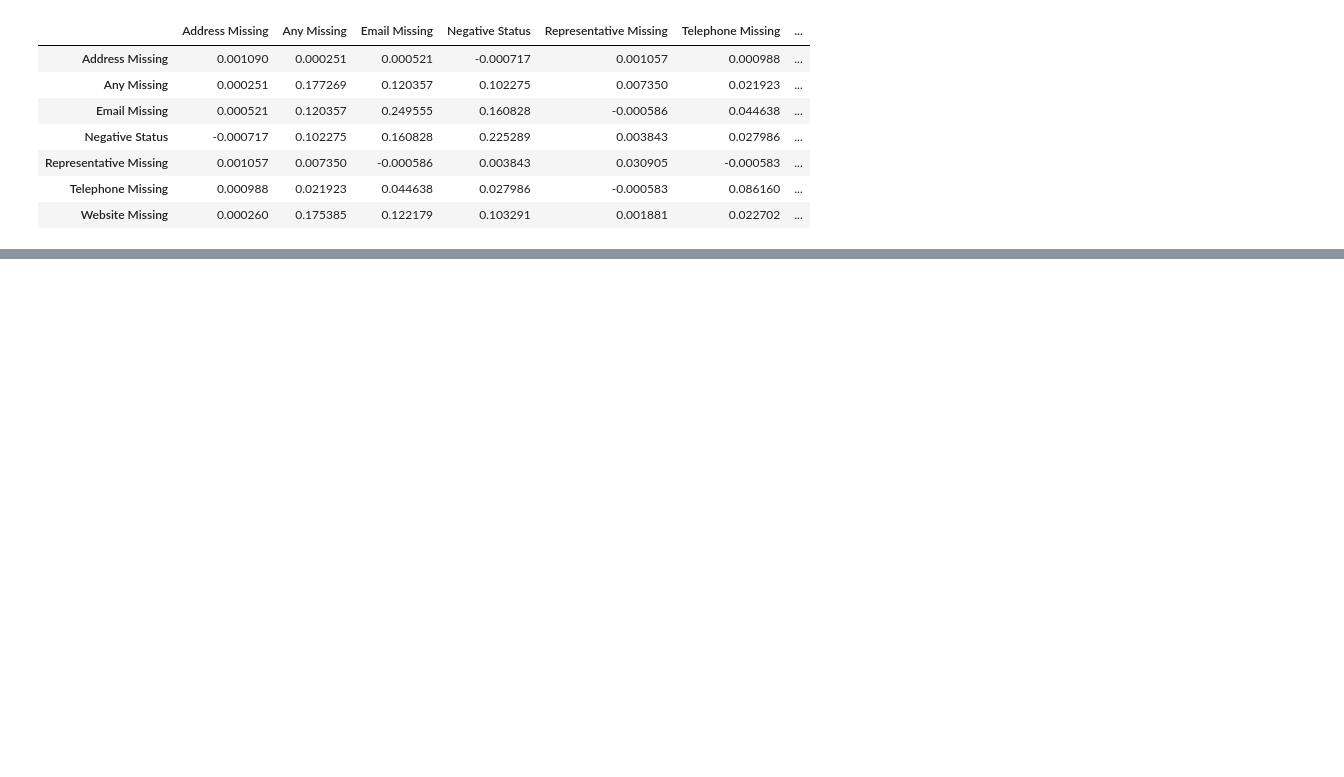
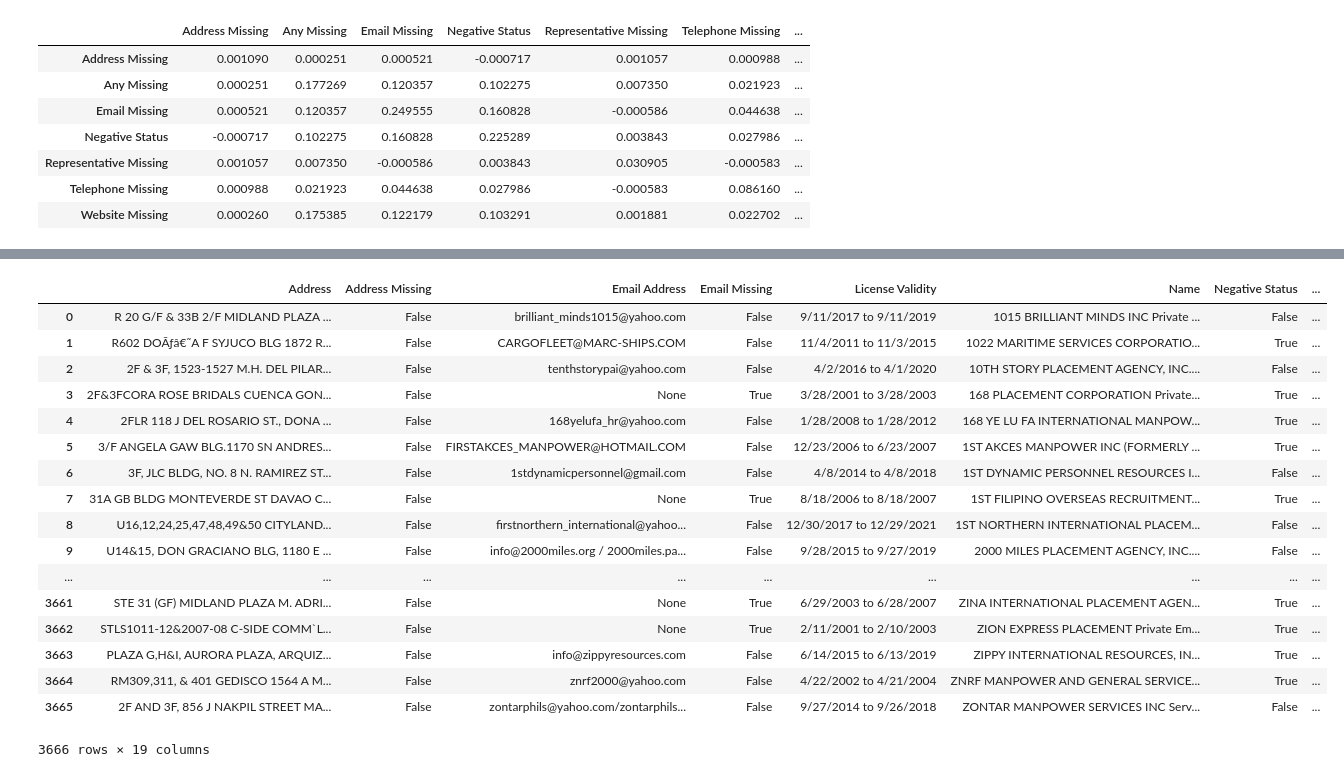
Before and after one commit to shahrezjan/CS506-Data-Mongers, a Jupyter notebook: Data_Exploration.ipynb, the cells around one changed output, grey strips where cells are left out. Saved outputs shown, nothing was run; the diff lists cells and outputs as text; code cells hidden in the pictures; blank space fills up the shorter version.

```diff
--- a/Data_Exploration.ipynb
+++ b/Data_Exploration.ipynb
@@ -389,0 +546,56 @@ dataframe.cov()
+# %%
+# add indicators for addresses, phone numbers, representatives with multiple brokers
+
+repeated_rep = []
+repeated_address = []
+repeated_phone = []
+repeated_website = []
+repeated_email = []
+for index, row in testing_dataframe.iterrows():
+    if reps_sum[row['Official Representative']] > 1 and row['Official Representative'] is not None:
+        repeated_rep += [True]
+    else:
+        repeated_rep += [False]
+    if address_sum[row['Address']] > 1 and row['Address'] is not None:
+        repeated_address += [True]
+    else:
+        repeated_address += [False]
+    if phone_sum[row['Tel No/s']] > 1 and row['Tel No/s'] is not None:
+        repeated_phone += [True]
+    else:
+        repeated_phone += [False]
+    if website_sum[row['Website']] > 1 and row['Website'] is not None:
+        repeated_website += [True]
+    else:
+        repeated_website += [False]
+    if email_sum[row['Email Address']] > 1 and row['Email Address'] is not None:
+        repeated_email += [True]
+    else:
+        repeated_email += [False]
+# %%
+testing_dataframe['Repeated Address'] = repeated_address
+testing_dataframe['Repeated Phone Number'] = repeated_phone
+testing_dataframe['Repeated Representative'] = repeated_rep
+testing_dataframe['Repeated Website'] = repeated_website
+testing_dataframe['Repeated Email Address'] = repeated_email
+# %%
+testing_dataframe
+# %% [output]
+|  | Address | Address Missing | Email Address | Email Missing | License Validity | Name | Negative Status | ... |
+| 0 | R 20 G/F & 33B 2/F MIDLAND PLAZA ... | False | brilliant_minds1015@yahoo.com | False | 9/11/2017 to 9/11/2019 | 1015 BRILLIANT MINDS INC Private ... | False | ... |
+| 1 | R602 DOÃƒâ€˜A F SYJUCO BLG 1872 R... | False | CARGOFLEET@MARC-SHIPS.COM | False | 11/4/2011 to 11/3/2015 | 1022 MARITIME SERVICES CORPORATIO... | True | ... |
+| 2 | 2F & 3F, 1523-1527 M.H. DEL PILAR... | False | tenthstorypai@yahoo.com | False | 4/2/2016 to 4/1/2020 | 10TH STORY PLACEMENT AGENCY, INC.... | False | ... |
+| 3 | 2F&3FCORA ROSE BRIDALS CUENCA GON... | False | None | True | 3/28/2001 to 3/28/2003 | 168 PLACEMENT CORPORATION Private... | True | ... |
+| 4 | 2FLR 118 J DEL ROSARIO ST., DONA ... | False | 168yelufa_hr@yahoo.com | False | 1/28/2008 to 1/28/2012 | 168 YE LU FA INTERNATIONAL MANPOW... | True | ... |
+| 5 | 3/F ANGELA GAW BLG.1170 SN ANDRES... | False | FIRSTAKCES_MANPOWER@HOTMAIL.COM | False | 12/23/2006 to 6/23/2007 | 1ST AKCES MANPOWER INC (FORMERLY ... | True | ... |
+| 6 | 3F, JLC BLDG, NO. 8 N. RAMIREZ ST... | False | 1stdynamicpersonnel@gmail.com | False | 4/8/2014 to 4/8/2018 | 1ST DYNAMIC PERSONNEL RESOURCES I... | False | ... |
+| 7 | 31A GB BLDG MONTEVERDE ST DAVAO C... | False | None | True | 8/18/2006 to 8/18/2007 | 1ST FILIPINO OVERSEAS RECRUITMENT... | True | ... |
+| 8 | U16,12,24,25,47,48,49&50 CITYLAND... | False | firstnorthern_international@yahoo... | False | 12/30/2017 to 12/29/2021 | 1ST NORTHERN INTERNATIONAL PLACEM... | False | ... |
+| 9 | U14&15, DON GRACIANO BLG, 1180 E ... | False | info@2000miles.org / 2000miles.pa... | False | 9/28/2015 to 9/27/2019 | 2000 MILES PLACEMENT AGENCY, INC.... | False | ... |
+| ... | ... | ... | ... | ... | ... | ... | ... | ... |
+| 3661 | STE 31 (GF) MIDLAND PLAZA M. ADRI... | False | None | True | 6/29/2003 to 6/28/2007 | ZINA INTERNATIONAL PLACEMENT AGEN... | True | ... |
+| 3662 | STLS1011-12&2007-08 C-SIDE COMM`L... | False | None | True | 2/11/2001 to 2/10/2003 | ZION EXPRESS PLACEMENT Private Em... | True | ... |
+| 3663 | PLAZA G,H&I, AURORA PLAZA, ARQUIZ... | False | info@zippyresources.com | False | 6/14/2015 to 6/13/2019 | ZIPPY INTERNATIONAL RESOURCES, IN... | True | ... |
+| 3664 | RM309,311, & 401 GEDISCO 1564 A M... | False | znrf2000@yahoo.com | False | 4/22/2002 to 4/21/2004 | ZNRF MANPOWER AND GENERAL SERVICE... | True | ... |
+| 3665 | 2F AND 3F, 856 J NAKPIL STREET MA... | False | zontarphils@yahoo.com/zontarphils... | False | 9/27/2014 to 9/26/2018 | ZONTAR MANPOWER SERVICES INC Serv... | False | ... |
+3666 rows × 19 columns
```
Also changed, not shown: parts of 36 cells of this notebook, 3 other files.
